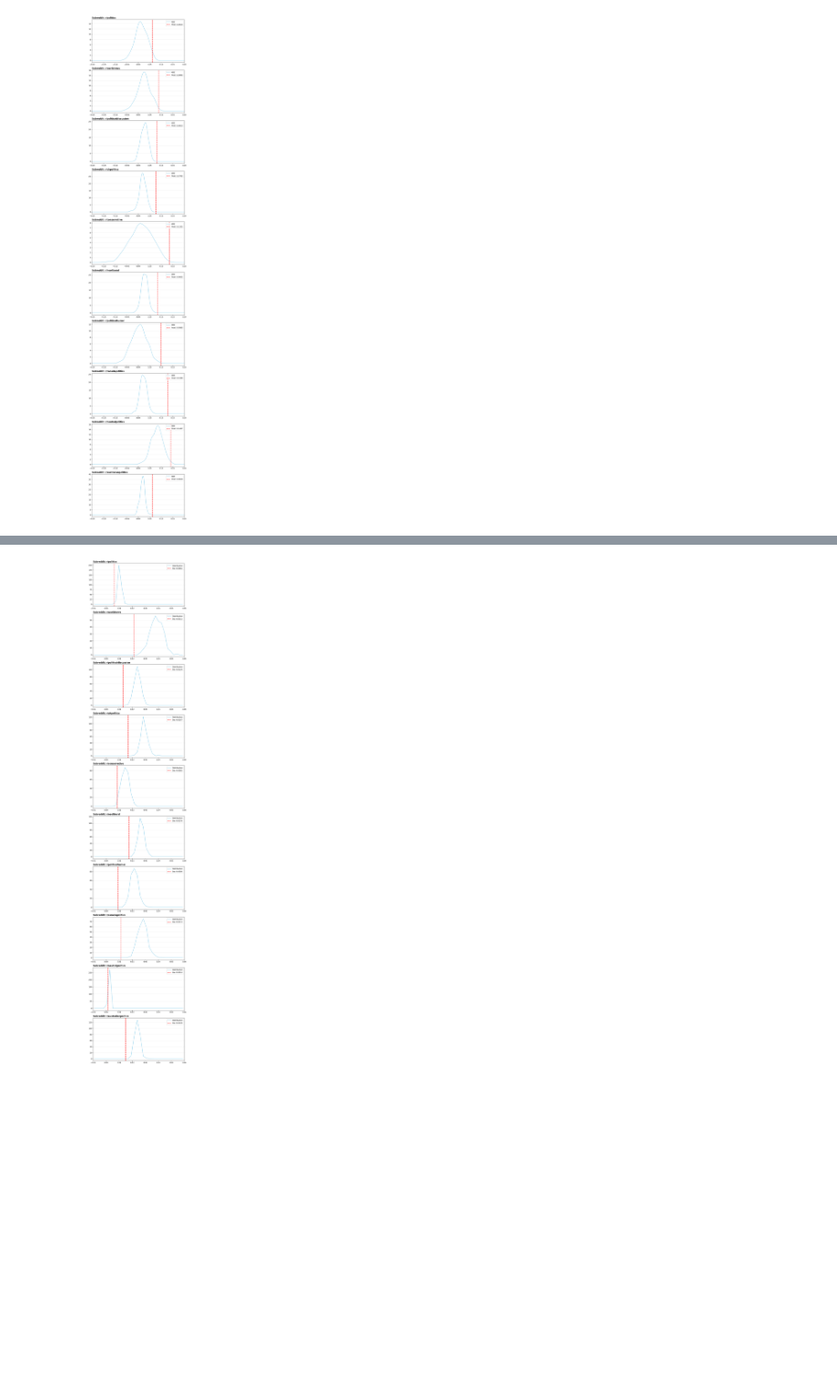
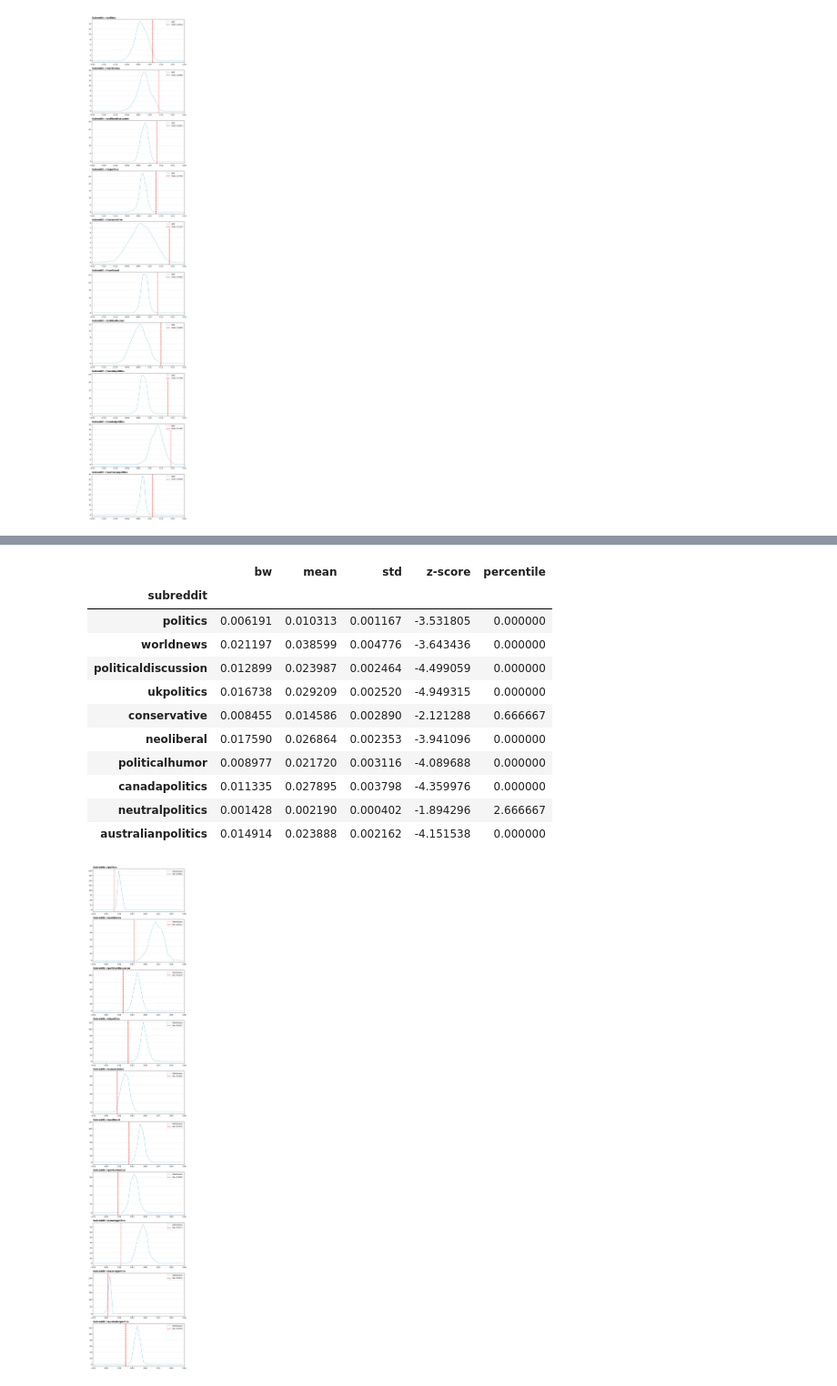
Before and after one commit to gsscala/reddit-graph, a Jupyter notebook: individual_graphs_analysis/ind_graphs.ipynb, the cells around one changed output, grey strips where cells are left out. Shown at 91% size. Drawn from its saved outputs; the diff is of its cells as text; code cells hidden in the pictures; blank space fills up the shorter version.

```diff
--- a/individual_graphs_analysis/ind_graphs.ipynb
+++ b/individual_graphs_analysis/ind_graphs.ipynb
@@ -122,16 +140,51 @@ results_b
 # %%
 import json
 import matplotlib.pyplot as plt
 import pandas as pd
 import numpy as np
 
 
 with open('distributions_b', 'r') as f:
     distributions_b = json.load(f)
 
 
 list_subreddits = ["politics", "worldnews", "politicaldiscussion", "ukpolitics", "conservative", "neoliberal", "politicalhumor", "canadapolitics", "neutralpolitics", "australianpolitics"]
 results_b = [0.006191, 0.021197, 0.012899, 0.016738, 0.008455, 0.017590, 0.008977, 0.011335, 0.001428, 0.014914]
+
+results = []
+
+for i, subreddit in enumerate(list_subreddits):
+	bw = results_b[i]
+	dist = distributions_b[i]
+	mean = np.mean(dist)
+	std = np.std(dist)
+	z_score = (bw - mean) / std if std != 0 else 0
+	percentile = (np.sum(np.array(dist) < bw) / len(dist)) * 100
+
+	results.append({
+		'subreddit': subreddit,
+		'bw': bw,
+		'mean': mean,
+		'std': std,
+		'z-score': z_score,
+		'percentile': percentile
+	})
+
+df = pd.DataFrame(results).set_index('subreddit')
+df
+# %% [output]
+|  | bw | mean | std | z-score | percentile |
+| subreddit |  |  |  |  |  |
+| politics | 0.006191 | 0.010313 | 0.001167 | -3.531805 | 0.000000 |
+| worldnews | 0.021197 | 0.038599 | 0.004776 | -3.643436 | 0.000000 |
+| politicaldiscussion | 0.012899 | 0.023987 | 0.002464 | -4.499059 | 0.000000 |
+| ukpolitics | 0.016738 | 0.029209 | 0.002520 | -4.949315 | 0.000000 |
+| conservative | 0.008455 | 0.014586 | 0.002890 | -2.121288 | 0.666667 |
+| neoliberal | 0.017590 | 0.026864 | 0.002353 | -3.941096 | 0.000000 |
+| politicalhumor | 0.008977 | 0.021720 | 0.003116 | -4.089688 | 0.000000 |
+| canadapolitics | 0.011335 | 0.027895 | 0.003798 | -4.359976 | 0.000000 |
+| neutralpolitics | 0.001428 | 0.002190 | 0.000402 | -1.894296 | 2.666667 |
+| australianpolitics | 0.014914 | 0.023888 | 0.002162 | -4.151538 | 0.000000 |
 # %%
 # 1. Create a figure with a subplot for each subreddit
 num_subs = len(distributions_b)
```
Also changed, not shown: parts of 7 cells of this notebook, 1 other file.
